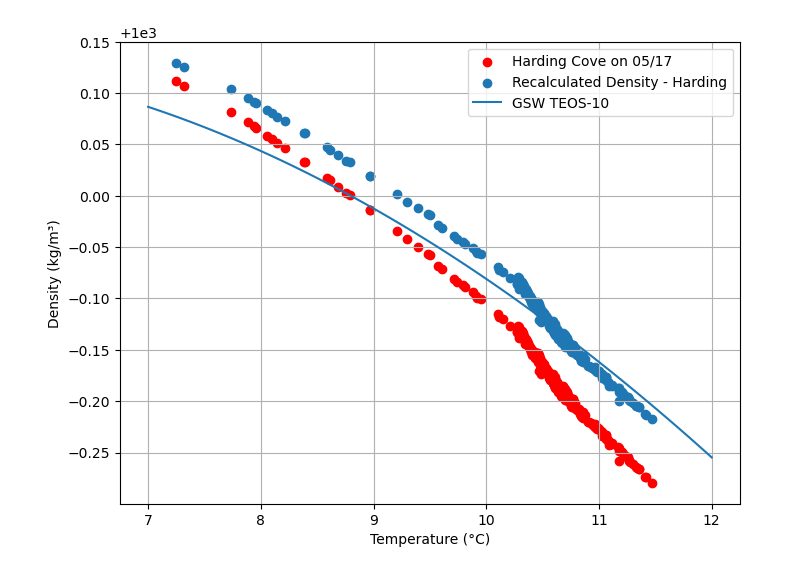
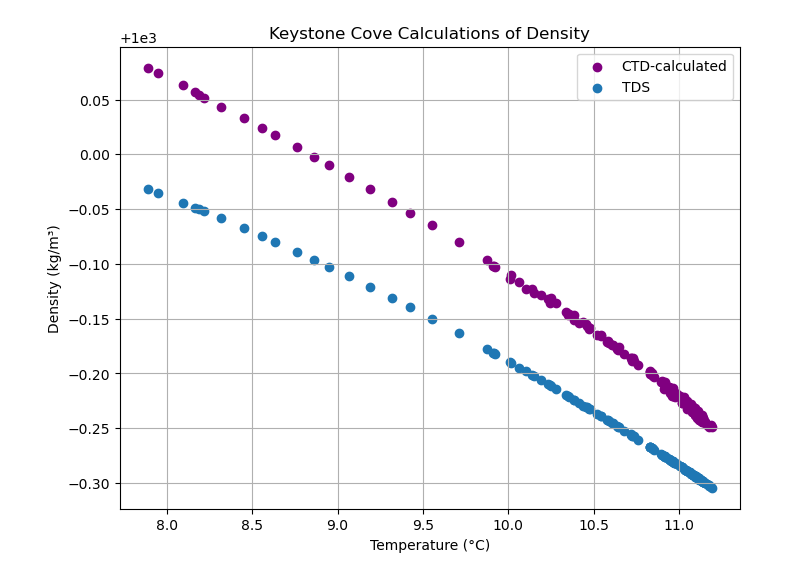
Before and after one commit to katgonza/BOAT, a Jupyter notebook: notebooks/EOS-2.ipynb, the cells around one changed output. Saved outputs shown, nothing was run; the diff lists cells and outputs as text; code cells hidden in the pictures.

```diff
--- a/notebooks/EOS-2.ipynb
+++ b/notebooks/EOS-2.ipynb
@@ -83,16 +74,18 @@ plt.show()
-# %%
-fig, ax = plt.subplots(figsize=(8, 6))
-
-# ax.plot(t_vals, rho, label='EOS80 Manually Programmed')
-ax.scatter(HAR_17['Temperature (°C)'], HAR_17['Density (kg/m³)'],label='Harding Cove on 05/17', c='red')
-# ax.scatter(KEY_18['Temperature (°C)'], KEY_18['Density (kg/m³)'],label='Keystone Cove on 5/18', c='orange')
-# ax.scatter(HAR_17['Temperature (°C)'], rho_gsw_recalculated, label='Recalculated Density - Harding')
-ax.plot(t_vals, rho_gsw, label='GSW TEOS-10')
-
-ax.set_xlabel('Temperature (°C)')
-ax.set_ylabel('Density (kg/m³)')
-plt.legend()
-plt.grid(True)
-plt.show()
-# %% [output]
-[figure, removed]
+# %%
+rho = freshwater_density(KEY_18['Temperature (°C)'], KEY_18['Specific Conductance (µS/cm)'])
+# %%
+fig, ax = plt.subplots(figsize=(8, 6))
+
+ax.scatter(KEY_18['Temperature (°C)'], KEY_18['Density (kg/m³)'],label='CTD-calculated', c='purple')
+ax.scatter(KEY_18['Temperature (°C)'], rho, label='TDS')
+#ax.scatter(HAR_17['Temperature (°C)'], rho_real, label='gsw-calculated')
+#ax.scatter(KEY_18['Temperature (°C)'], rho_real, label='gsw-calculated')
+
+ax.set_title("Keystone Cove Calculations of Density")
+ax.set_xlabel('Temperature (°C)')
+ax.set_ylabel('Density (kg/m³)')
+plt.legend()
+plt.grid(True)
+plt.show()
+# %% [output]
+[figure, added]
```
Also changed, not shown: parts of 10 cells of this notebook, 1 other file.
